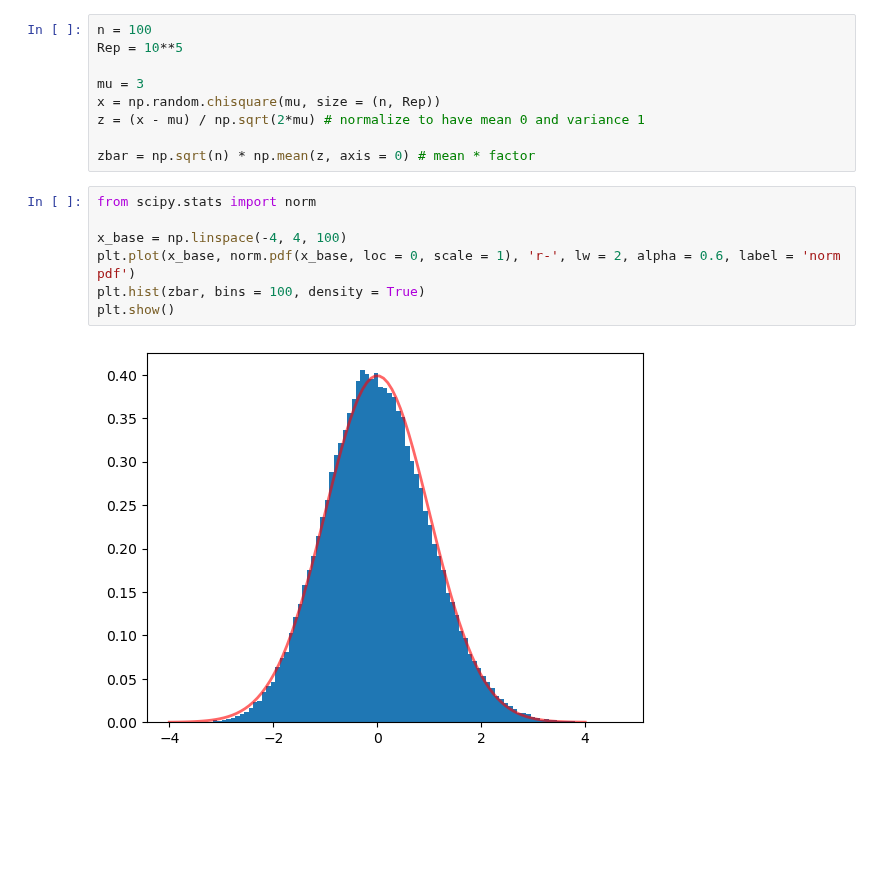
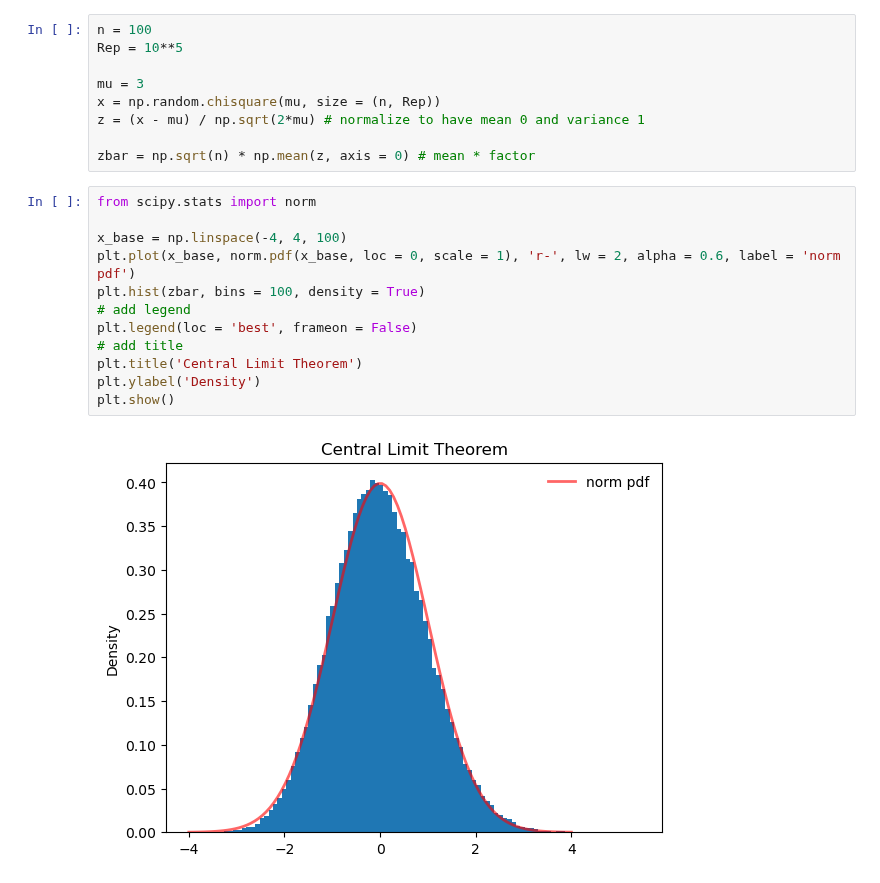
Before and after one commit to zhentaoshi/Econ_prob, a Jupyter notebook: py_03.ipynb, the cells around one changed output. Drawn from its saved outputs; the diff is of its cells as text; blank space fills up the shorter version.

```diff
--- a/py_03.ipynb
+++ b/py_03.ipynb
@@ -37,9 +36,14 @@ zbar = np.sqrt(n) * np.mean(z, axis = 0) # mean * factor
 # %%
 from scipy.stats import norm
 
 x_base = np.linspace(-4, 4, 100)
 plt.plot(x_base, norm.pdf(x_base, loc = 0, scale = 1), 'r-', lw = 2, alpha = 0.6, label = 'norm pdf')
 plt.hist(zbar, bins = 100, density = True)
+# add legend
+plt.legend(loc = 'best', frameon = False)
+# add title
+plt.title('Central Limit Theorem')
+plt.ylabel('Density')
 plt.show()
 # %% [output]
-[figure, old version]
+[figure, new version]
```
Also changed, not shown: parts of 2 cells of this notebook.
